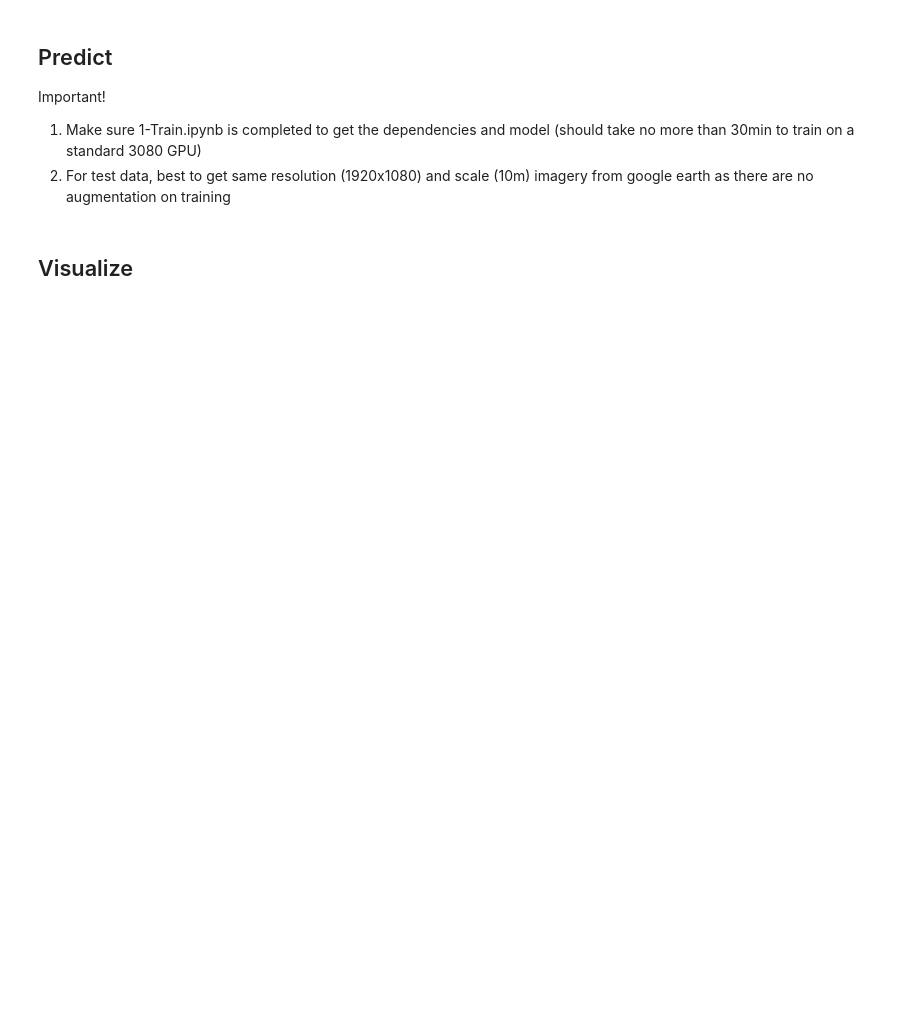
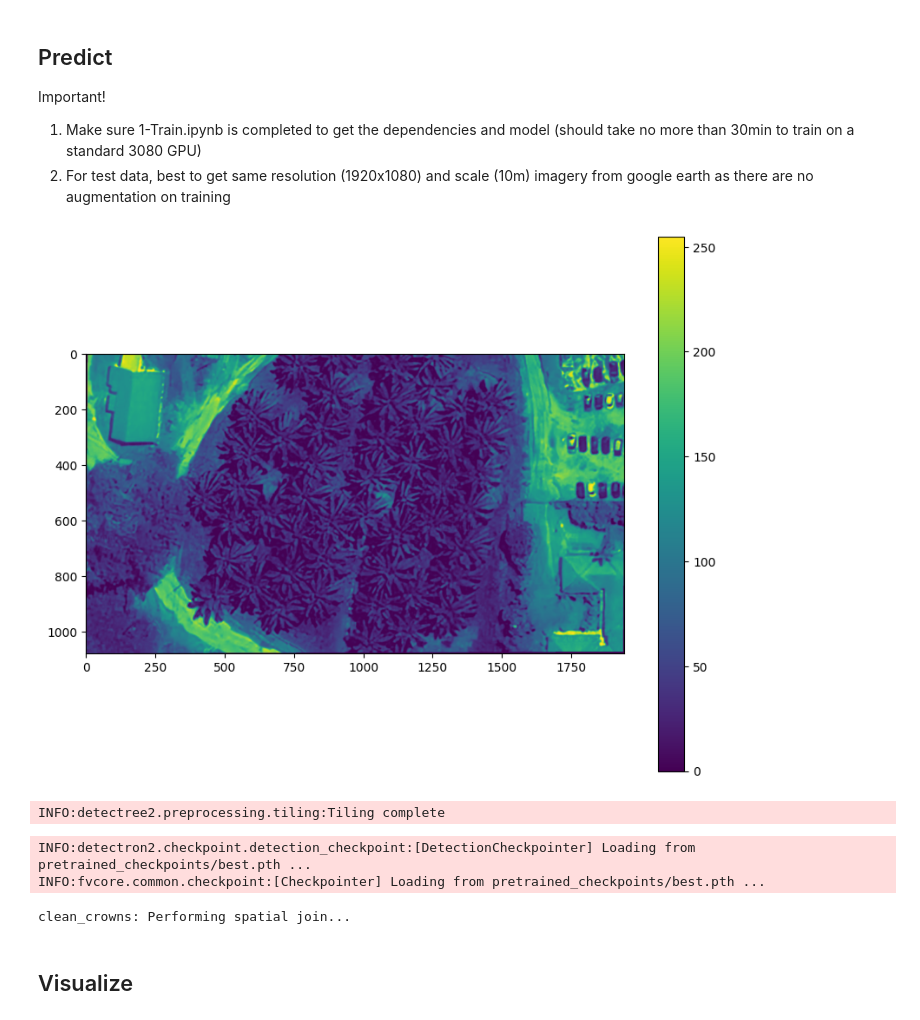
Before and after one commit to limshoonkit/PalmOilDetectree2, a Jupyter notebook: notebook/2-Predict.ipynb, the cells around one changed output. Cells and saved outputs as stored; diff of their text form; code cells hidden in the pictures; blank space fills up the shorter version.

```diff
--- a/notebook/2-Predict.ipynb
+++ b/notebook/2-Predict.ipynb
@@ -13,40 +13,47 @@ cfg = setup_cfg(update_model=trained_model) # update_model arg can be used to lo
 # %%
 import rasterio
 from rasterio.plot import show
 import matplotlib.pyplot as plt
 from detectree2.preprocessing.tiling import tile_data
 
 # sample test data (outside from test and train set)
-site_path = "mosti_site/"
-img_path = site_path + "mosti_site.tif"
+site_path = "../dataset/TuanMee_Site1/"
+img_path = site_path + "TuanMee_Site1_modified.tif"
 tiles_path = site_path + "tilespred_map15/"
 
 # Read in the tiff file
 data = rasterio.open(img_path)
 fig, ax = plt.subplots(1, figsize=(10, 8))
 image_hidden = ax.imshow(data.read(1), cmap='viridis') # Create a hidden image to map the colorbar
 show(data.read(1), ax=ax, cmap='viridis')
 fig.colorbar(image_hidden, ax=ax) # Add the colorbar using the hidden image
 plt.show()
 data.close()
 
 # We using the same tile parameters as in the training
 buffer = 10
 tile_width = 15
 tile_height = 15
 tile_data(img_path, tiles_path, buffer, tile_width, tile_height, dtype_bool = True)
+# %% [output]
+[figure, added]
+INFO:detectree2.preprocessing.tiling:Tiling complete
 # %%
 from detectree2.models.predict import predict_on_data
 from detectron2.engine import DefaultPredictor
 from detectree2.models.outputs import project_to_geojson
 from detectree2.models.outputs import stitch_crowns, clean_crowns
+import os
 
 #cfg.MODEL.DEVICE='cpu'
 predictor = DefaultPredictor(cfg)
 
+# Create output directories if they don't exist
+os.makedirs(tiles_path + "predictions/", exist_ok=True)
+
 predict_on_data(
     directory=tiles_path,          # First parameter: directory with the tiles
-    out_folder="predictions/", # Second parameter: output folder name
+    out_folder=tiles_path + "predictions/", # Second parameter: output folder name
     predictor=predictor            # Third parameter: the predictor object
 )
 project_to_geojson(tiles_path, tiles_path + "predictions/", tiles_path + "predictions_geo/")
@@ -58,6 +65,10 @@ crowns = crowns.set_geometry(crowns.simplify(0.3))
 crowns
 crowns = clean_crowns(crowns, confidence=0.4)
 crowns.to_file(site_path + "/predicted_crowns_map15.gpkg")
+# %% [output]
+INFO:detectron2.checkpoint.detection_checkpoint:[DetectionCheckpointer] Loading from pretrained_checkpoints/best.pth ...
+INFO:fvcore.common.checkpoint:[Checkpointer] Loading from pretrained_checkpoints/best.pth ...
+clean_crowns: Performing spatial join...
 # %% [markdown]
 ## Visualize
 # %%
```
Also changed, not shown: parts of 2 cells of this notebook, 1 other file.
